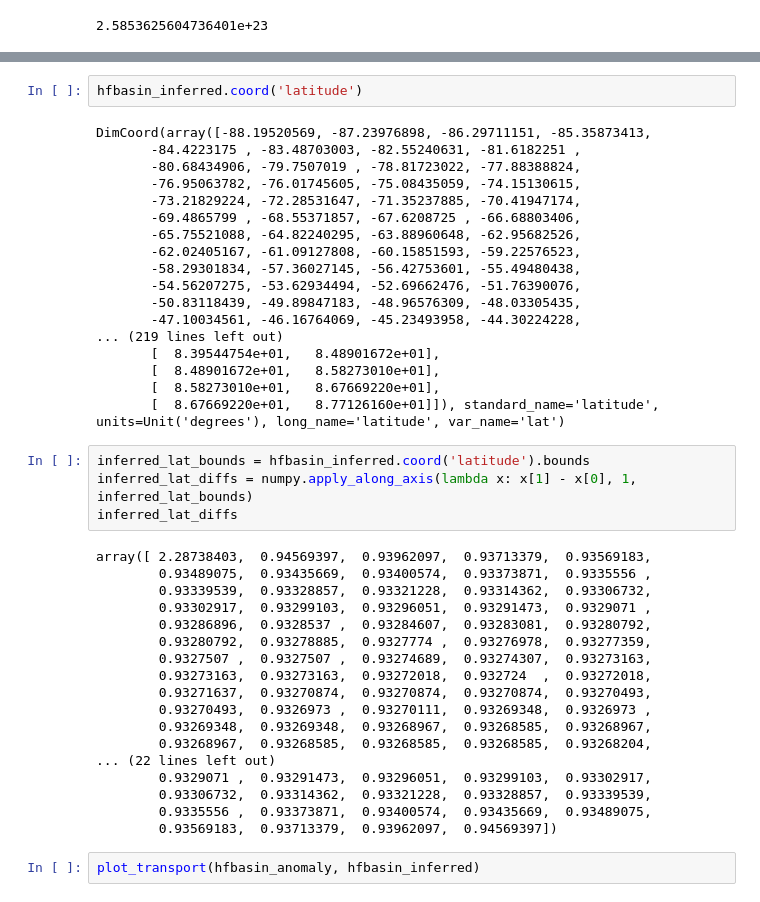
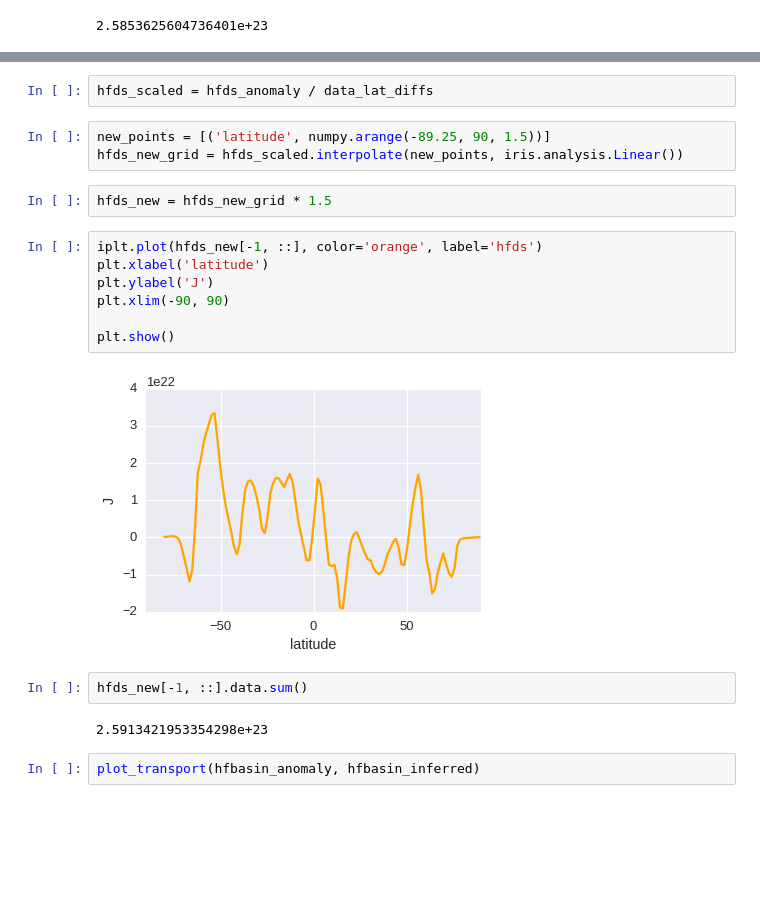
Before and after one commit to DamienIrving/ocean-analysis, a Jupyter notebook: development/energy_budget_in_one_plot.ipynb, the cells around one changed output, grey strips where cells are left out. Drawn from its saved outputs; the diff is of its cells as text; blank space fills up the shorter version.

```diff
--- a/development/energy_budget_in_one_plot.ipynb
+++ b/development/energy_budget_in_one_plot.ipynb
@@ -200,45 +205,23 @@ array([ 2.28738403,  0.94569397,  0.93962097,  0.93713379,  0.93569183,
-# %%
-hfbasin_inferred.coord('latitude')
-# %% [output]
-DimCoord(array([-88.19520569, -87.23976898, -86.29711151, -85.35873413,
-       -84.4223175 , -83.48703003, -82.55240631, -81.6182251 ,
-       -80.68434906, -79.7507019 , -78.81723022, -77.88388824,
-       -76.95063782, -76.01745605, -75.08435059, -74.15130615,
-       -73.21829224, -72.28531647, -71.35237885, -70.41947174,
-       -69.4865799 , -68.55371857, -67.6208725 , -66.68803406,
-       -65.75521088, -64.82240295, -63.88960648, -62.95682526,
-       -62.02405167, -61.09127808, -60.15851593, -59.22576523,
-       -58.29301834, -57.36027145, -56.42753601, -55.49480438,
-       -54.56207275, -53.62934494, -52.69662476, -51.76390076,
-       -50.83118439, -49.89847183, -48.96576309, -48.03305435,
-       -47.10034561, -46.16764069, -45.23493958, -44.30224228,
-... (219 lines left out)
-       [  8.39544754e+01,   8.48901672e+01],
-       [  8.48901672e+01,   8.58273010e+01],
-       [  8.58273010e+01,   8.67669220e+01],
-       [  8.67669220e+01,   8.77126160e+01]]), standard_name='latitude', units=Unit('degrees'), long_name='latitude', var_name='lat')
-# %%
-inferred_lat_bounds = hfbasin_inferred.coord('latitude').bounds
-inferred_lat_diffs = numpy.apply_along_axis(lambda x: x[1] - x[0], 1, inferred_lat_bounds)
-inferred_lat_diffs
-# %% [output]
-array([ 2.28738403,  0.94569397,  0.93962097,  0.93713379,  0.93569183,
-        0.93489075,  0.93435669,  0.93400574,  0.93373871,  0.9335556 ,
-        0.93339539,  0.93328857,  0.93321228,  0.93314362,  0.93306732,
-        0.93302917,  0.93299103,  0.93296051,  0.93291473,  0.9329071 ,
-        0.93286896,  0.9328537 ,  0.93284607,  0.93283081,  0.93280792,
-        0.93280792,  0.93278885,  0.9327774 ,  0.93276978,  0.93277359,
-        0.9327507 ,  0.9327507 ,  0.93274689,  0.93274307,  0.93273163,
-        0.93273163,  0.93273163,  0.93272018,  0.932724  ,  0.93272018,
-        0.93271637,  0.93270874,  0.93270874,  0.93270874,  0.93270493,
-        0.93270493,  0.9326973 ,  0.93270111,  0.93269348,  0.9326973 ,
-        0.93269348,  0.93269348,  0.93268967,  0.93268585,  0.93268967,
-        0.93268967,  0.93268585,  0.93268585,  0.93268585,  0.93268204,
-... (22 lines left out)
-        0.9329071 ,  0.93291473,  0.93296051,  0.93299103,  0.93302917,
-        0.93306732,  0.93314362,  0.93321228,  0.93328857,  0.93339539,
-        0.9335556 ,  0.93373871,  0.93400574,  0.93435669,  0.93489075,
-        0.93569183,  0.93713379,  0.93962097,  0.94569397])
+# %%
+hfds_scaled = hfds_anomaly / data_lat_diffs
+# %%
+new_points = [('latitude', numpy.arange(-89.25, 90, 1.5))]
+hfds_new_grid = hfds_scaled.interpolate(new_points, iris.analysis.Linear())
+# %%
+hfds_new = hfds_new_grid * 1.5
+# %%
+iplt.plot(hfds_new[-1, ::], color='orange', label='hfds')
+plt.xlabel('latitude')
+plt.ylabel('J')
+plt.xlim(-90, 90)
+
+plt.show()
+# %% [output]
+[figure, added]
+# %%
+hfds_new[-1, ::].data.sum()
+# %% [output]
+2.5913421953354298e+23
 # %%
 plot_transport(hfbasin_anomaly, hfbasin_inferred)
 # %% [output]
```
Also changed, not shown: parts of 10 cells of this notebook, 1 other file.
